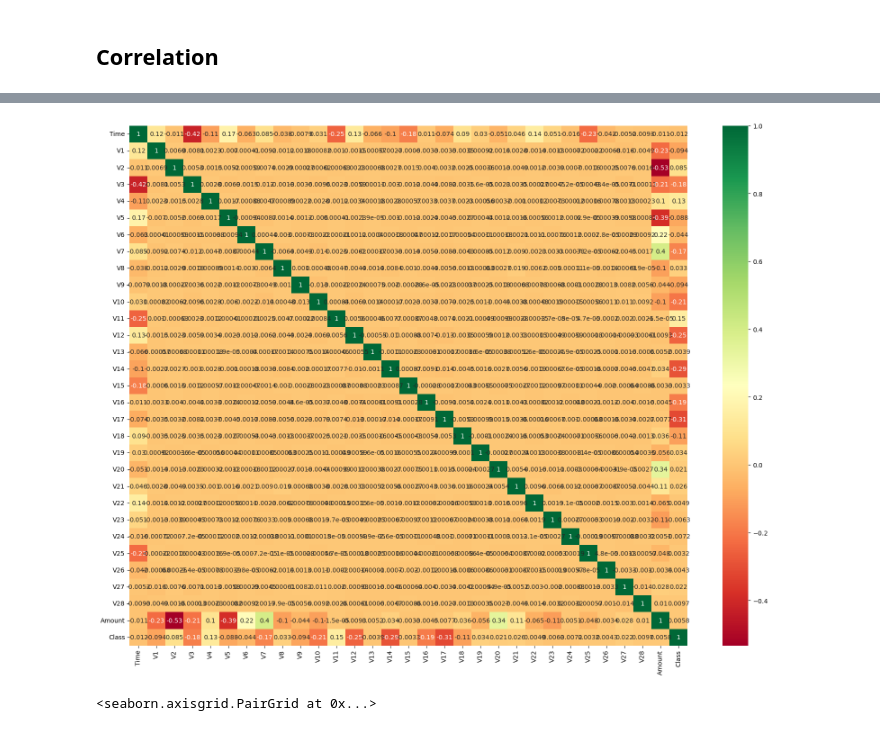
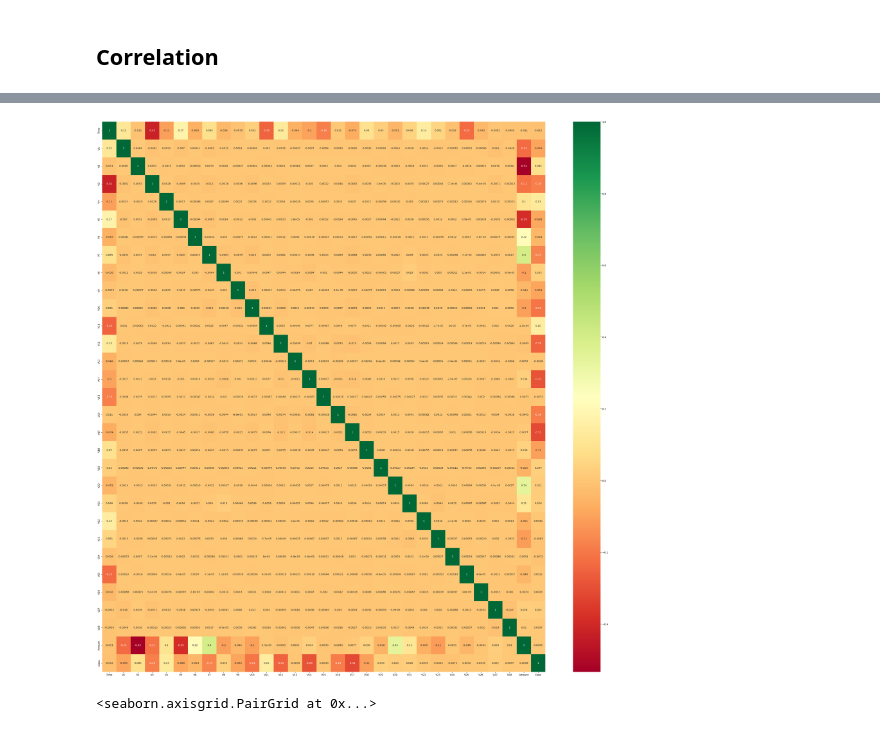
Before and after one commit to yvankondjo/Credit-Card-Fraud-Detection, a Jupyter notebook: Credit-Card.ipynb, the cells around one changed output, grey strips where cells are left out. Cells and saved outputs as stored; diff of their text form; code cells hidden in the pictures.

```diff
--- a/Credit-Card.ipynb
+++ b/Credit-Card.ipynb
@@ -15,5 +29,5 @@ import seaborn as sns
 # %%
-df=pd.read_csv('creditcard.csv')
+df=pd.read_csv("..\creditcard.csv")
 #afficher toutes les colonnes
 pd.set_option('display.max_columns',31)
 display(df.shape)
@@ -205,11 +219,11 @@ cor
 | Class | -0.012359 | -0.094486 | 0.084624 | -0.182322 | 0.129326 | -0.087812 | -0.043915 | -0.172347 | 0.033068 | -0.094021 | -0.206971 | ... |
 # %%
 #plot heat map
-plt.figure(figsize=(20,15))
+plt.figure(figsize=(40,40))
 sns.heatmap(cor,annot=True,cmap="RdYlGn")
 plt.show()
 # %% [output]
-[figure, old version]
+[figure, new version]
 # %%
 sns.pairplot(df)
 # %% [output]
```
Also changed, not shown: parts of 24 cells of this notebook.
